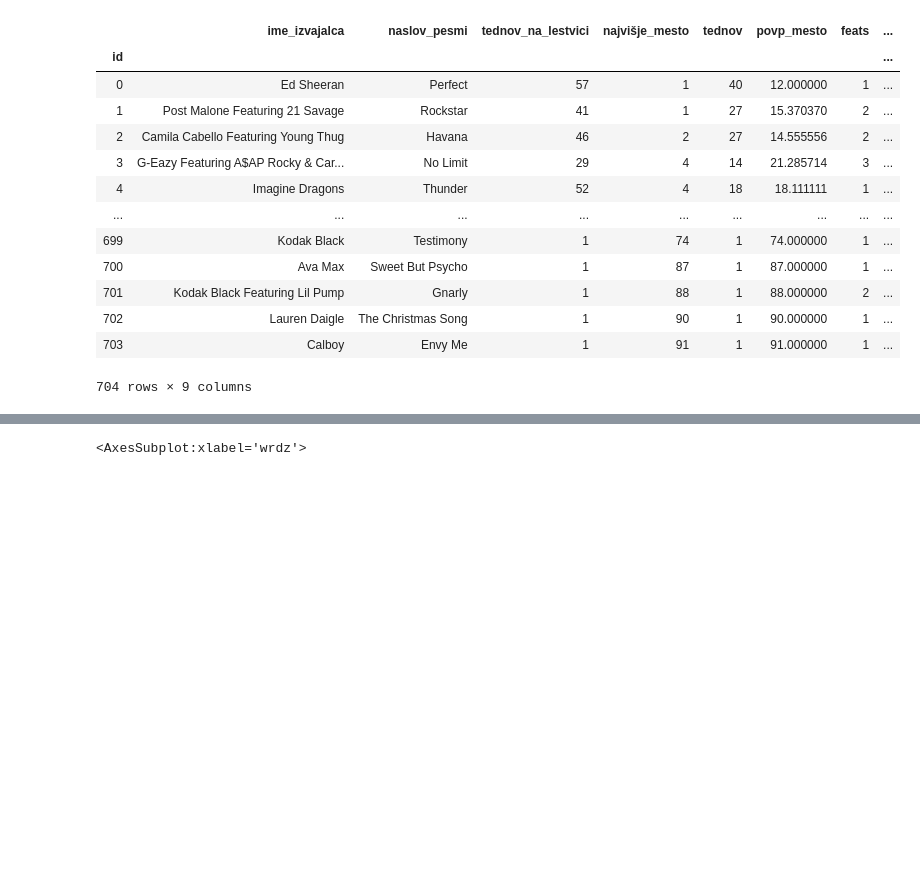
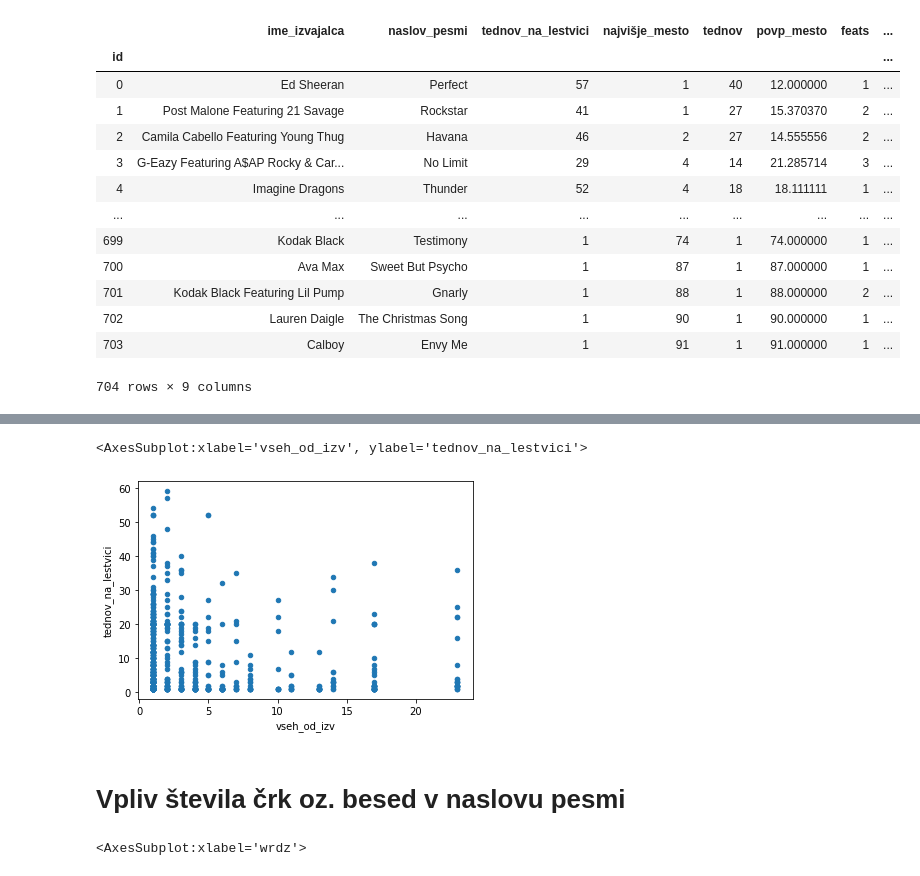
Before and after one commit to Jenzopls/Billboard, a Jupyter notebook: jupytr.ipynb, the cells around one changed output, grey strips where cells are left out. Cells and saved outputs as stored; diff of their text form; code cells hidden in the pictures; blank space fills up the shorter version.

```diff
--- a/jupytr.ipynb
+++ b/jupytr.ipynb
@@ -9,3 +11,6 @@ pesmi = pd.read_csv('videne.csv',index_col = 'id').drop(columns = 'mesto_na_lest
 pesmi['feats'] = 1 + pesmi['ime_izvajalca'].str.count('Featuring') + pesmi['ime_izvajalca'].str.count(',') + pesmi['ime_izvajalca'].str.count('&')
 pesmi['wrdz'] = 1 + pesmi['naslov_pesmi'].str.count(' ')
 pesmi['ltrz'] = pesmi['naslov_pesmi'].str.len()
+
+grpd = pesmi.groupby('ime_izvajalca').size().to_frame('vseh_od_izv')
+tabela = pd.merge(pesmi, grpd, on='ime_izvajalca')
@@ -46,3 +70,10 @@ pesmi[(pesmi.najvišje_mesto >= 90)& (pesmi.tednov_na_lestvici >=10)].sort_value
+# %%
+tabela.plot(x='vseh_od_izv',y='tednov_na_lestvici',kind='scatter')
+# %% [output]
+<AxesSubplot:xlabel='vseh_od_izv', ylabel='tednov_na_lestvici'>
+[figure, added]
+# %% [markdown]
+# Vpliv števila črk oz. besed v naslovu pesmi
 # %%
 pesmi.groupby('wrdz').size().plot()
 # %% [output]
```
Also changed, not shown: parts of 17 cells of this notebook.
